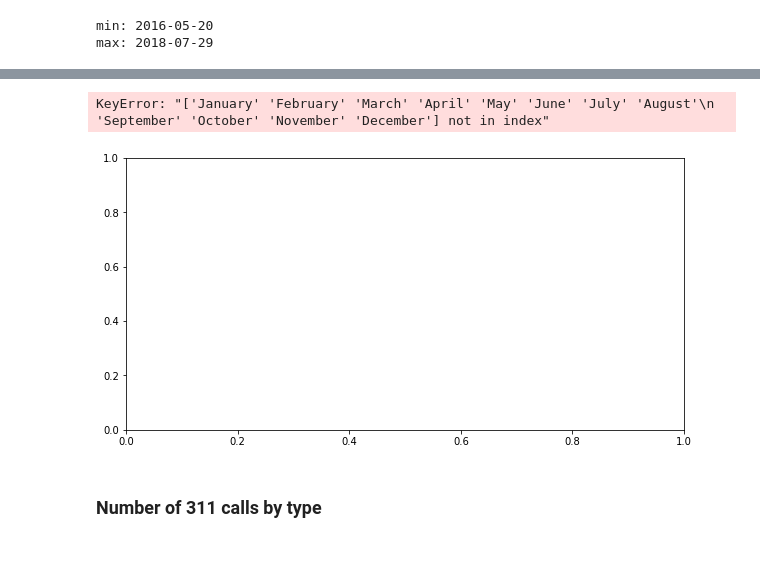
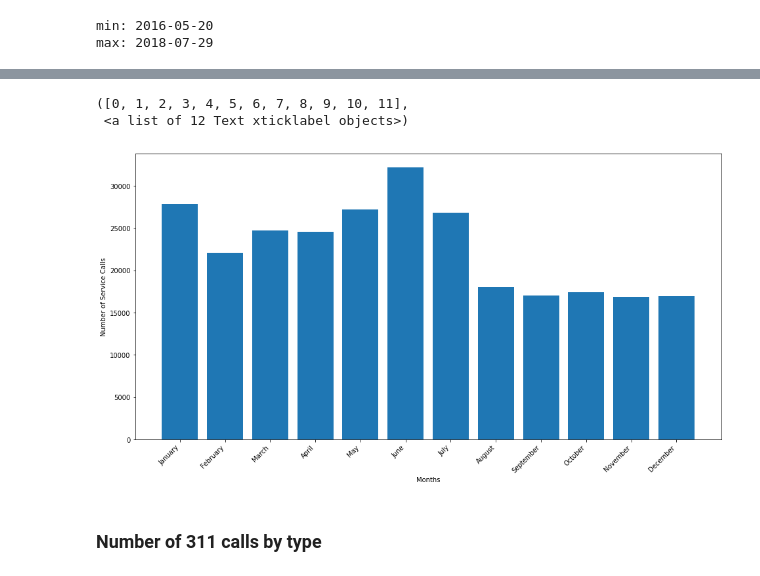
Before and after one commit to farhadOmidvar/311-San-Diego, a Jupyter notebook: notebooks/charts_all.ipynb, the cells around one changed output, grey strips where cells are left out. Drawn from its saved outputs; the diff is of its cells as text; code cells hidden in the pictures.

Commit message:
fixed chart errors

```diff
--- a/notebooks/charts_all.ipynb
+++ b/notebooks/charts_all.ipynb
@@ -57,12 +55,13 @@ JanuaryFebruaryMarchAprilMayJuneJulyAugustSeptemberOctoberNovemberDecember
 # %%
-fig, ax = plt.subplots(figsize=[10, 5])
-months.plot.bar(x=months['month'], ax=ax, legend=False)
+plt.figure(figsize=[16, 8])
+plt.bar(months['month'], months['service_request_id'])
 plt.xlabel('Months')
 plt.ylabel('Number of Service Calls')
 plt.xticks(rotation=45, ha='right')
 # %% [output]
-KeyError: "['January' 'February' 'March' 'April' 'May' 'June' 'July' 'August'\n 'September' 'October' 'November' 'December'] not in index"
+([0, 1, 2, 3, 4, 5, 6, 7, 8, 9, 10, 11],
+ <a list of 12 Text xticklabel objects>)
-[figure, old version]
+[figure, new version]
 # %% [markdown]
 ### Number of 311 calls by type
 # %% [markdown]
```
Also changed, not shown: parts of 14 cells of this notebook.
